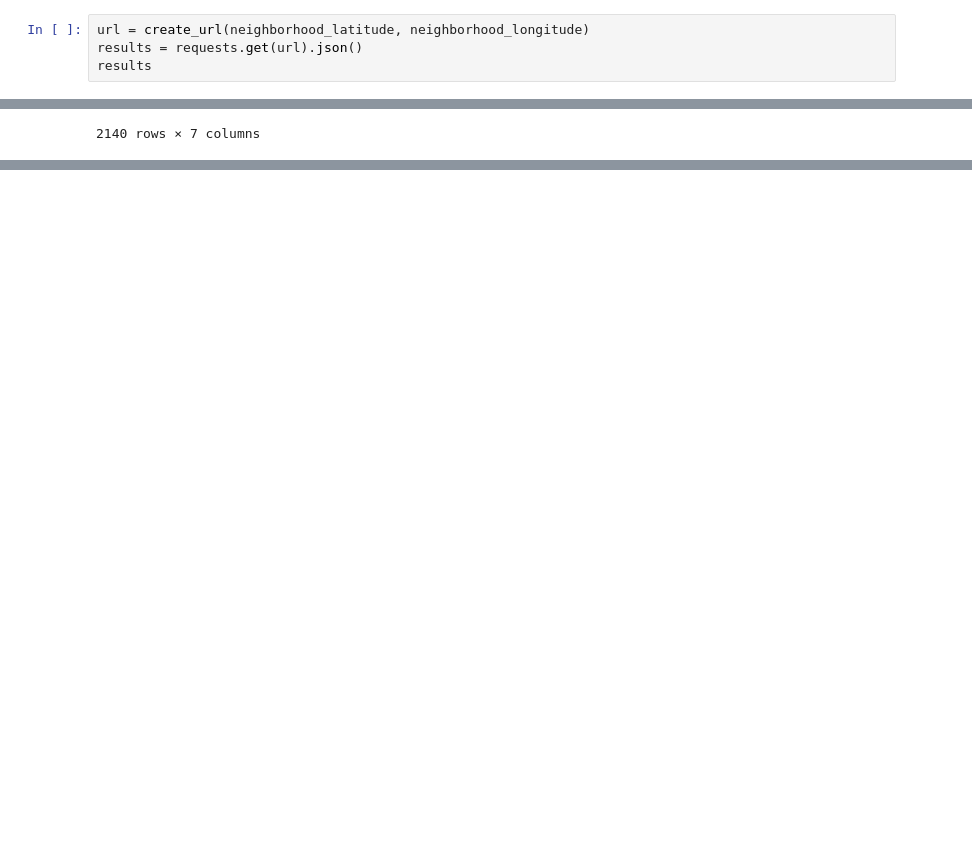
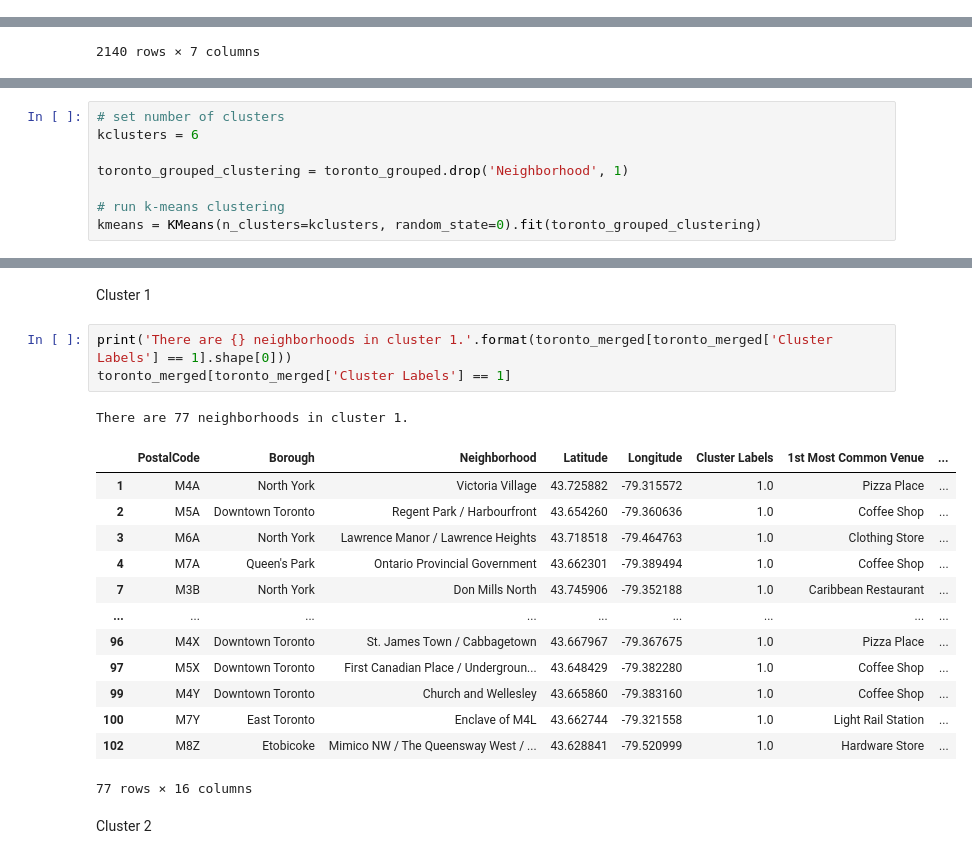
Before and after one commit to askarnik/Coursera_Capstone, a Jupyter notebook: Coursera_Capstone.ipynb, the cells around one changed output, grey strips where cells are left out. Saved outputs shown, nothing was run; the diff lists cells and outputs as text; blank space fills up the shorter version.

```diff
--- a/Coursera_Capstone.ipynb
+++ b/Coursera_Capstone.ipynb
@@ -210,7 +202,3 @@ def get_category_type(row):
         return None
     else:
         return categories_list[0]['name']
-# %%
-url = create_url(neighborhood_latitude, neighborhood_longitude)
-results = requests.get(url).json()
-results
@@ -479,0 +392,8 @@ TypeError: list indices must be integers or slices, not float
+# %%
+# set number of clusters
+kclusters = 6
+
+toronto_grouped_clustering = toronto_grouped.drop('Neighborhood', 1)
+
+# run k-means clustering
+kmeans = KMeans(n_clusters=kclusters, random_state=0).fit(toronto_grouped_clustering)
@@ -479,0 +459,22 @@ TypeError: list indices must be integers or slices, not float
+# %% [markdown]
+Cluster 1
+# %%
+print('There are {} neighborhoods in cluster 1.'.format(toronto_merged[toronto_merged['Cluster Labels'] == 1].shape[0]))
+toronto_merged[toronto_merged['Cluster Labels'] == 1]
+# %% [output]
+There are 77 neighborhoods in cluster 1.
+|  | PostalCode | Borough | Neighborhood | Latitude | Longitude | Cluster Labels | 1st Most Common Venue | ... |
+| 1 | M4A | North York | Victoria Village | 43.725882 | -79.315572 | 1.0 | Pizza Place | ... |
+| 2 | M5A | Downtown Toronto | Regent Park / Harbourfront | 43.654260 | -79.360636 | 1.0 | Coffee Shop | ... |
+| 3 | M6A | North York | Lawrence Manor / Lawrence Heights | 43.718518 | -79.464763 | 1.0 | Clothing Store | ... |
+| 4 | M7A | Queen's Park | Ontario Provincial Government | 43.662301 | -79.389494 | 1.0 | Coffee Shop | ... |
+| 7 | M3B | North York | Don Mills North | 43.745906 | -79.352188 | 1.0 | Caribbean Restaurant | ... |
+| ... | ... | ... | ... | ... | ... | ... | ... | ... |
+| 96 | M4X | Downtown Toronto | St. James Town / Cabbagetown | 43.667967 | -79.367675 | 1.0 | Pizza Place | ... |
+| 97 | M5X | Downtown Toronto | First Canadian Place / Undergroun... | 43.648429 | -79.382280 | 1.0 | Coffee Shop | ... |
+| 99 | M4Y | Downtown Toronto | Church and Wellesley | 43.665860 | -79.383160 | 1.0 | Coffee Shop | ... |
+| 100 | M7Y | East Toronto | Enclave of M4L | 43.662744 | -79.321558 | 1.0 | Light Rail Station | ... |
+| 102 | M8Z | Etobicoke | Mimico NW / The Queensway West / ... | 43.628841 | -79.520999 | 1.0 | Hardware Store | ... |
+77 rows × 16 columns
+# %% [markdown]
+Cluster 2
```
Also changed, not shown: parts of 41 cells of this notebook.
